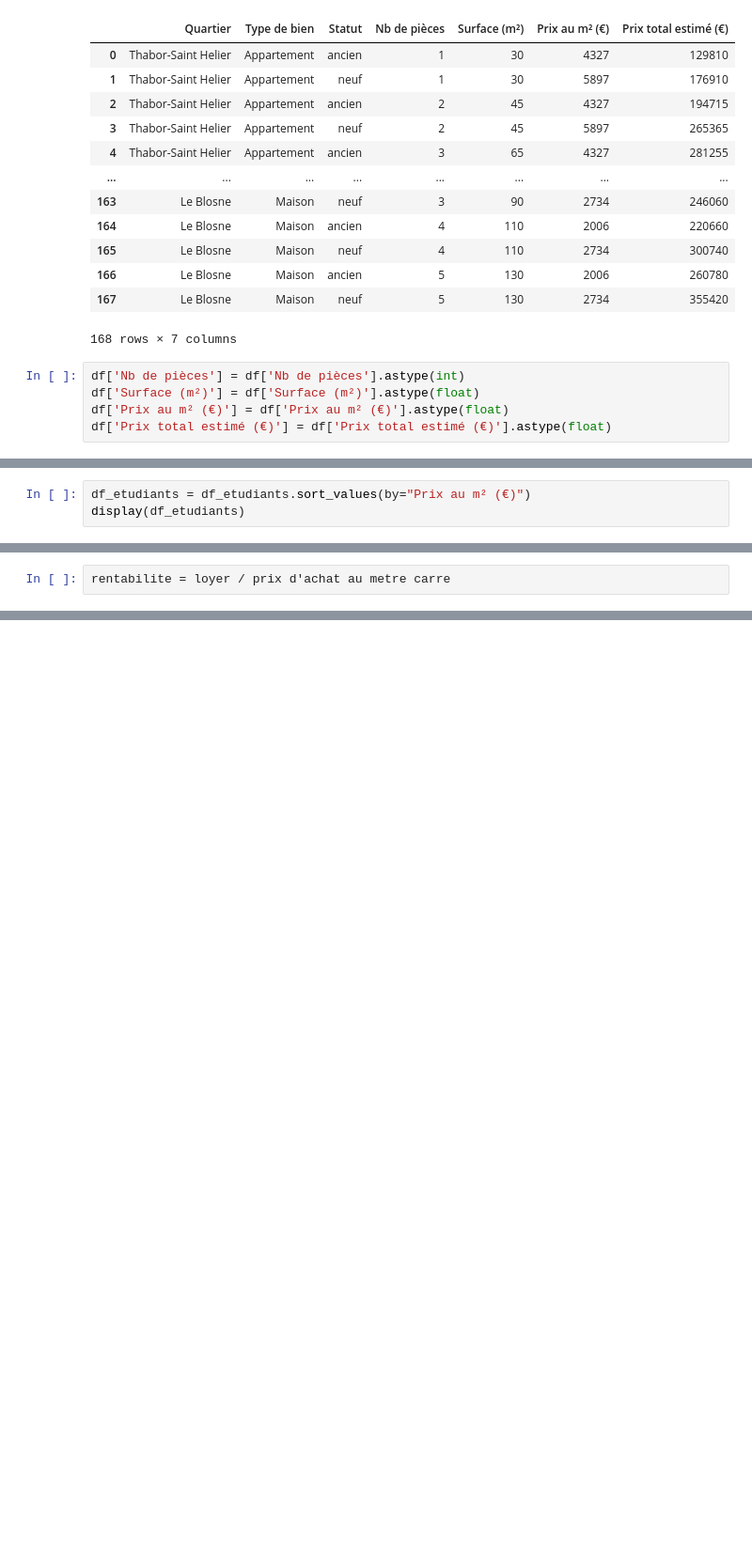
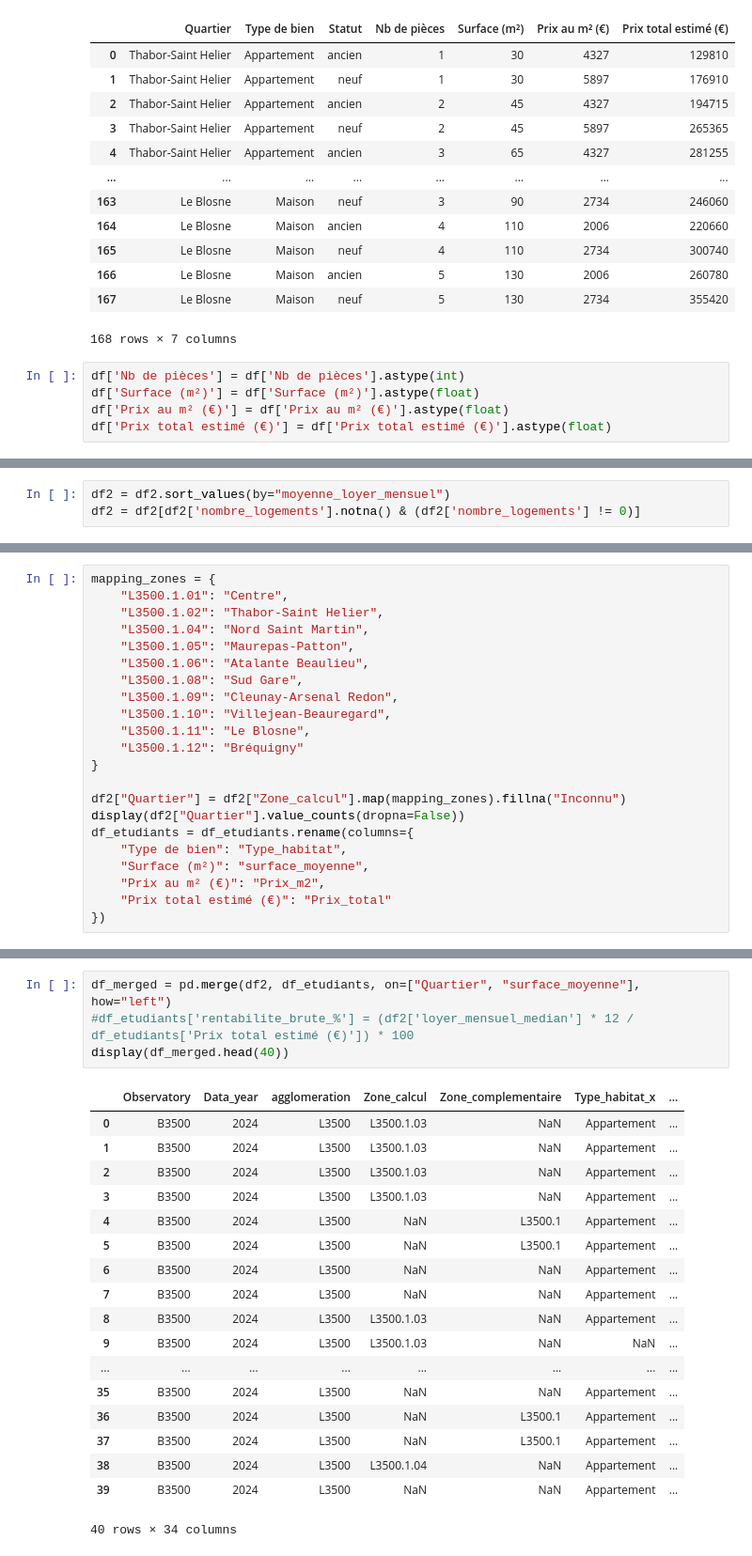
Before and after one commit to adam2504/Analyse_Donnees_Foncieres, a Jupyter notebook: notebook_lucien.ipynb, the cells around one changed output, grey strips where cells are left out. Shown at 94% size. Cells and saved outputs as stored; diff of their text form; blank space fills up the shorter version.

```diff
--- a/notebook_lucien.ipynb
+++ b/notebook_lucien.ipynb
@@ -263,3 +224,3 @@ display(df2)
 # %%
-df_etudiants = df_etudiants.sort_values(by="Prix au m² (€)")
-display(df_etudiants)
+df2 = df2.sort_values(by="moyenne_loyer_mensuel")
+df2 = df2[df2['nombre_logements'].notna() & (df2['nombre_logements'] != 0)]
@@ -284,2 +227,22 @@ display(df_etudiants)
 # %%
-rentabilite = loyer / prix d'achat au metre carre
+mapping_zones = {
+    "L3500.1.01": "Centre",
+    "L3500.1.02": "Thabor-Saint Helier",
+    "L3500.1.04": "Nord Saint Martin",
+    "L3500.1.05": "Maurepas-Patton",
+    "L3500.1.06": "Atalante Beaulieu",
+    "L3500.1.08": "Sud Gare",
+    "L3500.1.09": "Cleunay-Arsenal Redon",
+    "L3500.1.10": "Villejean-Beauregard",
+    "L3500.1.11": "Le Blosne",
+    "L3500.1.12": "Bréquigny"
+}
+
+df2["Quartier"] = df2["Zone_calcul"].map(mapping_zones).fillna("Inconnu")
+display(df2["Quartier"].value_counts(dropna=False))
+df_etudiants = df_etudiants.rename(columns={
+    "Type de bien": "Type_habitat",
+    "Surface (m²)": "surface_moyenne",
+    "Prix au m² (€)": "Prix_m2",
+    "Prix total estimé (€)": "Prix_total"
+})
@@ -285,0 +285,23 @@ rentabilite = loyer / prix d'achat au metre carre
+# %%
+df_merged = pd.merge(df2, df_etudiants, on=["Quartier", "surface_moyenne"], how="left")
+#df_etudiants['rentabilite_brute_%'] = (df2['loyer_mensuel_median'] * 12 / df_etudiants['Prix total estimé (€)']) * 100
+display(df_merged.head(40))
+# %% [output]
+|  | Observatory | Data_year | agglomeration | Zone_calcul | Zone_complementaire | Type_habitat_x | ... |
+| 0 | B3500 | 2024 | L3500 | L3500.1.03 | NaN | Appartement | ... |
+| 1 | B3500 | 2024 | L3500 | L3500.1.03 | NaN | Appartement | ... |
+| 2 | B3500 | 2024 | L3500 | L3500.1.03 | NaN | Appartement | ... |
+| 3 | B3500 | 2024 | L3500 | L3500.1.03 | NaN | Appartement | ... |
+| 4 | B3500 | 2024 | L3500 | NaN | L3500.1 | Appartement | ... |
+| 5 | B3500 | 2024 | L3500 | NaN | L3500.1 | Appartement | ... |
+| 6 | B3500 | 2024 | L3500 | NaN | NaN | Appartement | ... |
+| 7 | B3500 | 2024 | L3500 | NaN | NaN | Appartement | ... |
+| 8 | B3500 | 2024 | L3500 | L3500.1.03 | NaN | Appartement | ... |
+| 9 | B3500 | 2024 | L3500 | L3500.1.03 | NaN | NaN | ... |
+| ... | ... | ... | ... | ... | ... | ... | ... |
+| 35 | B3500 | 2024 | L3500 | NaN | NaN | Appartement | ... |
+| 36 | B3500 | 2024 | L3500 | NaN | L3500.1 | Appartement | ... |
+| 37 | B3500 | 2024 | L3500 | NaN | L3500.1 | Appartement | ... |
+| 38 | B3500 | 2024 | L3500 | L3500.1.04 | NaN | Appartement | ... |
+| 39 | B3500 | 2024 | L3500 | NaN | NaN | Appartement | ... |
+40 rows × 34 columns
```
Also changed, not shown: parts of 5 cells of this notebook.
